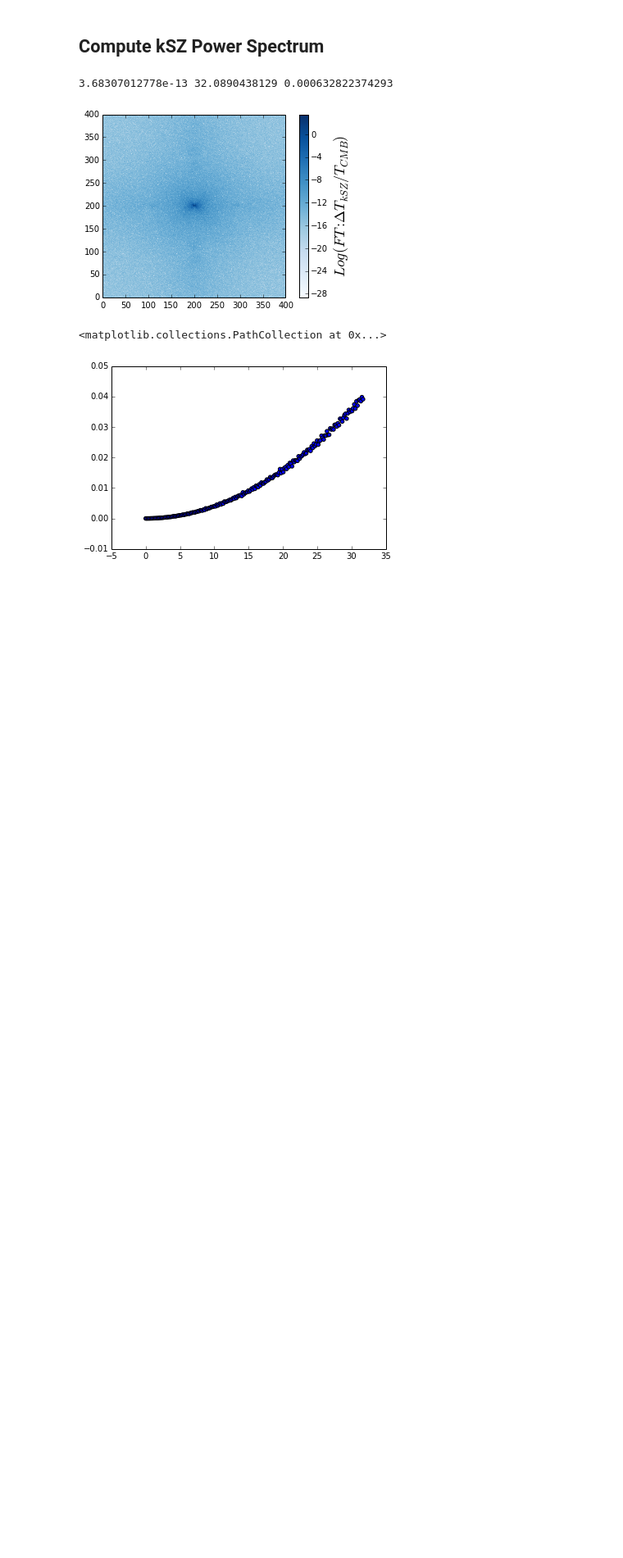
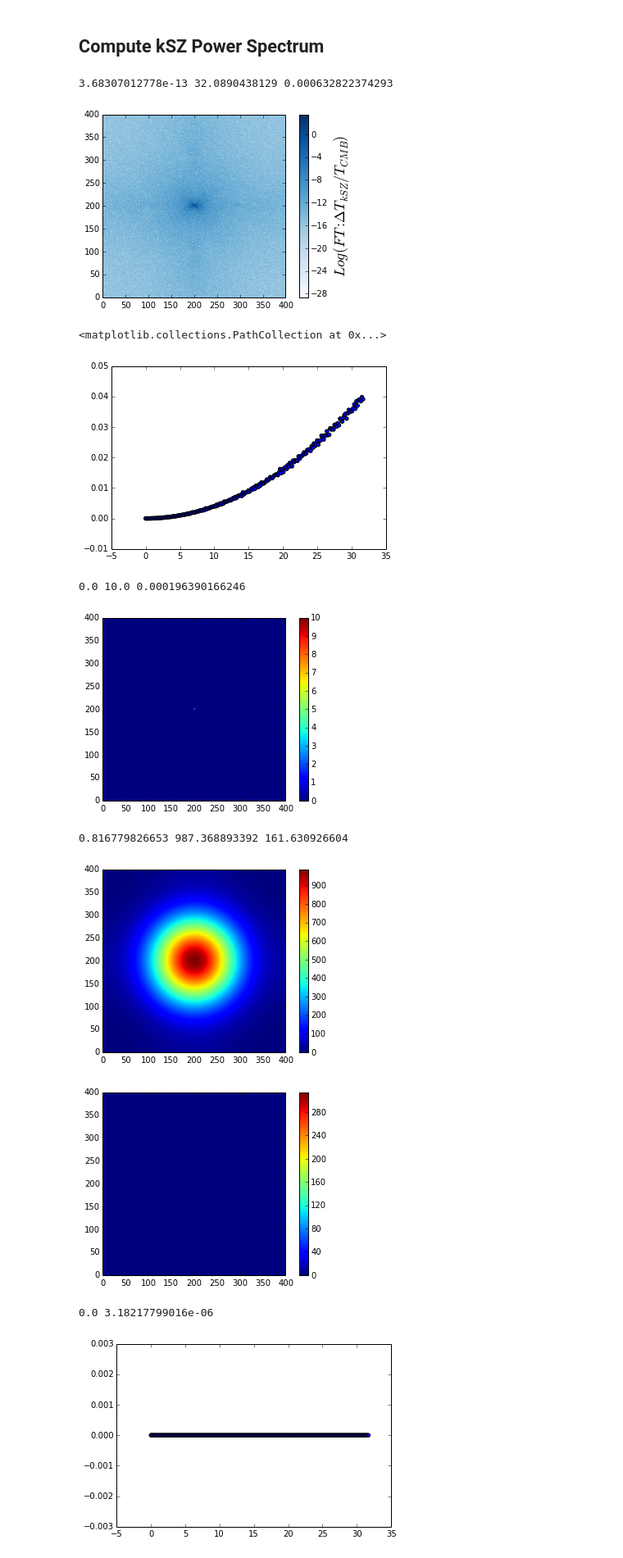
Before and after one commit to mpresley42/KSZ_21cm_Constraints, a Jupyter notebook: code/Python/ComputeTau.ipynb, the cells around one changed output. Shown at 82% size. Saved outputs shown, nothing was run; the diff lists cells and outputs as text; code cells hidden in the pictures; blank space fills up the shorter version.

```diff
--- a/code/Python/ComputeTau.ipynb
+++ b/code/Python/ComputeTau.ipynb
@@ -122,6 +128,7 @@ density = get_int_box_data('density')
 # %% [markdown]
 ## Redshift <=> Space Calculations
 # %%
+f = lambda z: (pms['c'] / pms['H0']) / np.sqrt(pms['Omm']*(1+z)**3+(1.-pms['Omm'])) # drdz
 # *** I think this is wrong! ***
 def redshift_to_space(zi=0, zf=20, num=1000):
     """Takes in a starting and ending redshift and
@@ -129,10 +136,10 @@ def redshift_to_space(zi=0, zf=20, num=1000):
        of their corresponding distances."""
     dz = (zf-zi)/num
     z0 = np.linspace(0,zi,num=num)
-    fn0 = (pms['c'] / pms['H0']) / np.sqrt(pms['Omm']*(1+z0)**3+(1.-pms['Omm']))
+    fn0 = f(z0)#(pms['c'] / pms['H0']) / np.sqrt(pms['Omm']*(1+z0)**3+(1.-pms['Omm']))
     di = sp.integrate.trapz(fn0,z0,dx=dz)
     z = np.linspace(zi,zf,num=num)
-    fn = (pms['c'] / pms['H0']) / np.sqrt(pms['Omm']*(1+z)**3+(1.-pms['Omm']))
+    fn = f(z)#(pms['c'] / pms['H0']) / np.sqrt(pms['Omm']*(1+z)**3+(1.-pms['Omm']))
     d = (di+sp.integrate.cumtrapz(fn,z,dx=dz,initial=0)) / mToMpc
     return z,d
 
@@ -176,7 +185,7 @@ def compute_tau(density,nf):
     z,d = get_z_d(pms['zi'],pms['zf'])
     nb = pms['nb0']*(1+z)**3
     chiHII = np.average(nf*(1+density),axis=(0,1))
-    plt.plot(z,chiHII); plt.show()
+    #plt.plot(z,chiHII); plt.show()
     chiHeIII = np.zeros_like(chiHII)
     chiHeIII[np.where(z<3)] = 1
     fn = pms['sigT']*nb*(chiHII+0.25*chiHeIII*pms['YBBNp'])*mToMpc
@@ -254,4 +241,5 @@ fn = None
 # %%
+dTkSZ = compute_kSZ()
 plt.imshow(dTkSZ,origin='lower')
 plt.xlabel(r"$x\ (\mathrm{Mpc})$",fontsize=18)
 plt.ylabel(r"$y\ (\mathrm{Mpc})$",fontsize=18)
@@ -292,3 +280,41 @@ plt.scatter(kbins,pspec)
 # %% [output]
 <matplotlib.collections.PathCollection at 0x...>
 [figure]
+# %%
+def compute_pspec(kx,ky,fn):
+    ft = np.abs(np.fft.fftshift(np.fft.fftn(np.fft.fftshift(fn))))**2
+    print fn.min(), fn.max(), fn.mean()
+    plt.imshow(fn,origin='lower'); plt.colorbar(); plt.show()
+    print ft.min(), ft.max(), ft.mean()
+    plt.imshow(ft,origin='lower'); plt.colorbar(); plt.show()
+    kxg,kyg = np.meshgrid(kx,ky)
+    kg = np.sqrt(kxg*kxg+kyg*kyg)
+    kbins = np.arange(ft.shape[0]/2+1)
+    pspec = np.zeros_like(kbins)
+    for ii in range(len(kbins)-1):
+        pspec[ii] = np.sum(np.where(np.logical_and(kg>=kbins[ii], kg<kbins[ii+1]), fn, 0)) # (Mpc)^4
+    kbins=kbins[:-1]; pspec=pspec[:-1]
+    pspec = pspec / ((4*np.pi*np.pi)*(kx[-1]-kx[0])*(ky[-1]-ky[0])) # (Mpc)^2
+    kbins = kbins / (2*np.pi)
+    return kbins,pspec
+# %%
+kx = np.arange(-dTkSZ.shape[0]/2.,dTkSZ.shape[0]/2.,dtype=np.float64)
+ky = np.arange(-dTkSZ.shape[1]/2.,dTkSZ.shape[1]/2.,dtype=np.float64)
+kxg,kyg = np.meshgrid(kx,ky)
+# b = 50.
+# fn = 100.*np.exp(-kxg*kxg/(2.*b*b)-kyg*kyg/(2.*b*b))
+a = 10.; b = 1.
+fn = a*np.exp(-b*(kxg*kxg+kyg*kyg))
+kbins,pspec = compute_pspec(kx,ky,fn)
+ft = np.abs(a*np.sqrt(np.pi/b)*np.exp(-np.pi*np.pi*(kxg*kxg+kyg*kyg)/b))**2
+plt.imshow(ft,origin='lower'); plt.colorbar(); plt.show()
+print pspec.min(), pspec.max()
+plt.scatter(kbins,pspec); plt.show()
+# %% [output]
+0.0 10.0 0.000196390166246
+[figure, added]
+0.816779826653 987.368893392 161.630926604
+[figure, added]
+[figure, added]
+0.0 3.18217799016e-06
+[figure, added]
```
Also changed, not shown: parts of 13 cells of this notebook.
